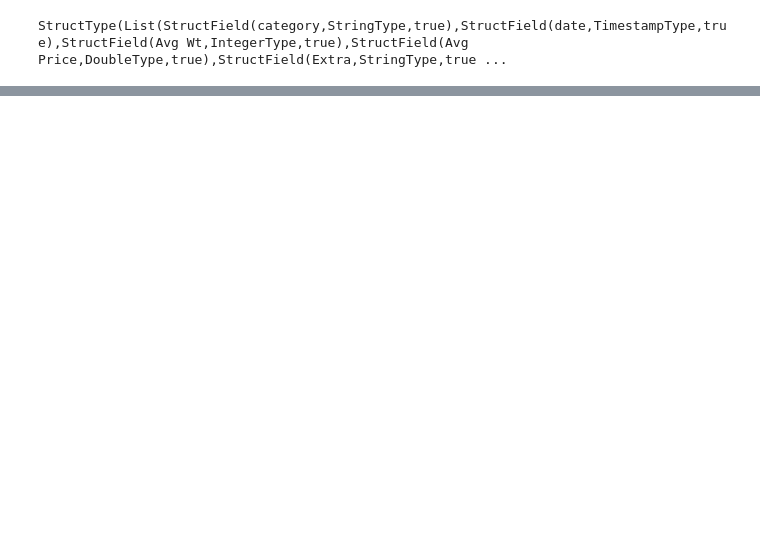
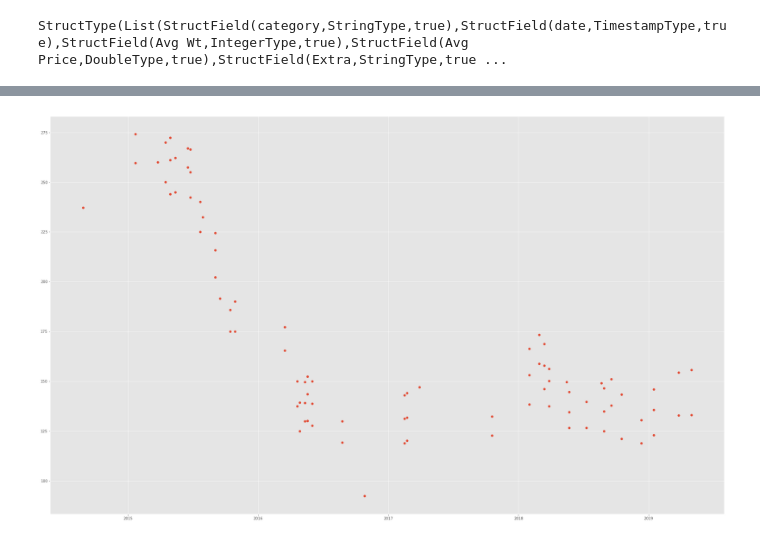
Before and after one commit to rickhall2000/cattle-timer, a Jupyter notebook: src/Exploration.ipynb, the cells around one changed output, grey strips where cells are left out. Cells and saved outputs as stored; diff of their text form; code cells hidden in the pictures; blank space fills up the shorter version.

Commit message:
Some test plots

```diff
--- a/src/Exploration.ipynb
+++ b/src/Exploration.ipynb
@@ -62,0 +73,5 @@ StructType(List(StructField(category,StringType,true),StructField(date,Timestamp
+# %%
+filteredResults = auctionResults.where(
+    col("category").startswith("Feeder Bulls Medium and Large"))  \
+    .where(col("lowWeight") <= 475) \
+    .where(col("highWeight") >= 475)
@@ -62,0 +86,15 @@ StructType(List(StructField(category,StringType,true),StructField(date,Timestamp
+# %%
+get_ipython().magic('matplotlib inline')
+import matplotlib.pyplot as plt
+plt.style.use('ggplot')
+# %%
+date_list = [x[1] for x in filteredResults.toLocalIterator()]
+avg_price_list = [x[3] for x in filteredResults.toLocalIterator()]
+# %%
+plt.figure(figsize=(33,20))
+plt.scatter(date_list, avg_price_list)
+
+plt.autoscale()
+plt.show()
+# %% [output]
+[figure, added]
```
Also changed, not shown: parts of 7 cells of this notebook.
